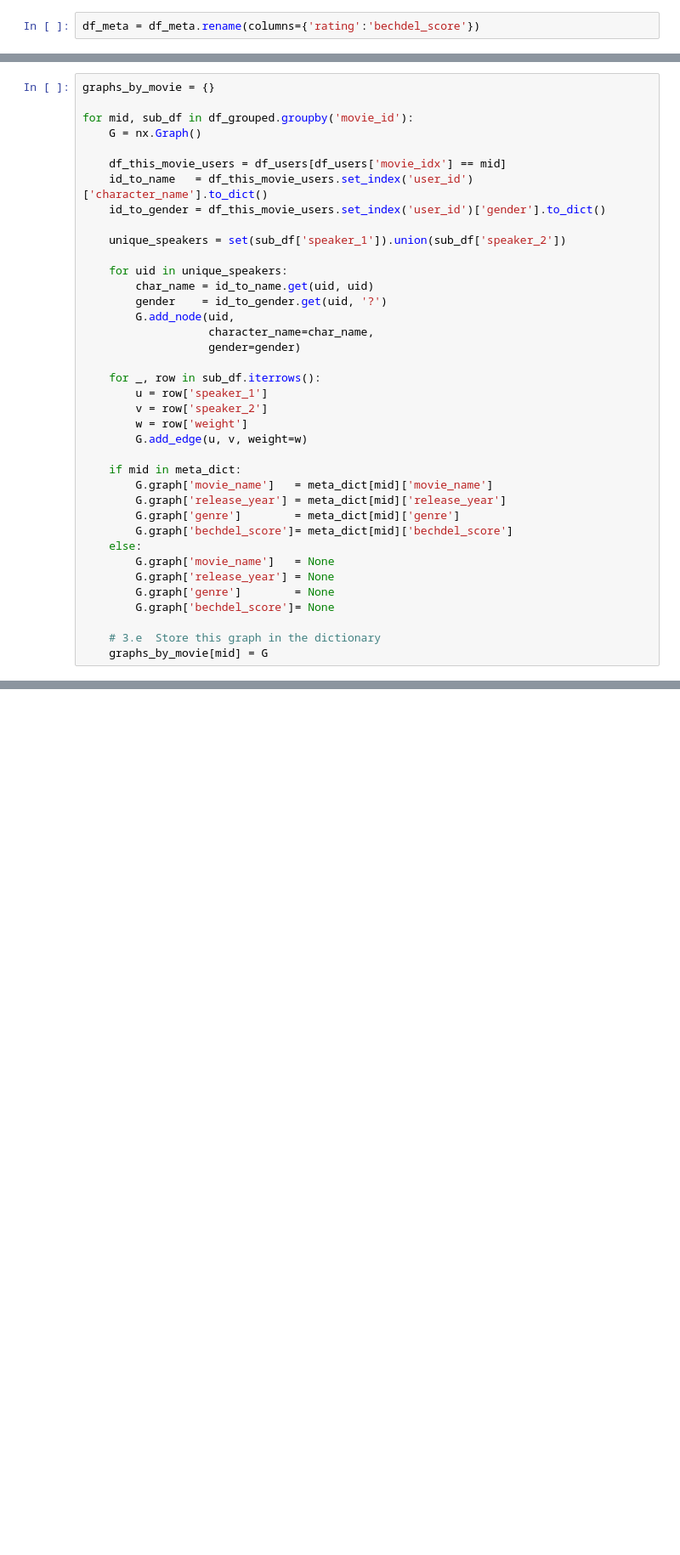
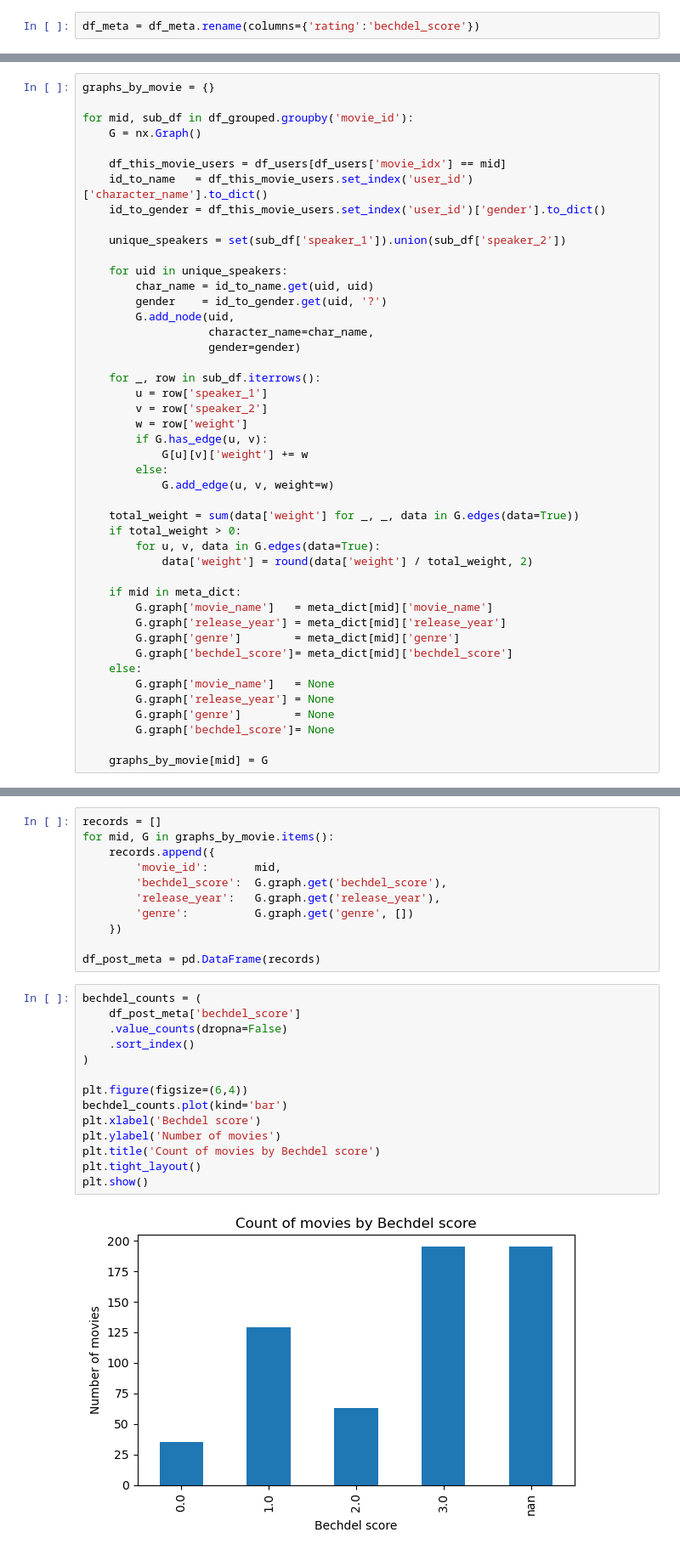
Before and after one commit to liasver/Psychological_Networks_Project, a Jupyter notebook: NetworkBuilder.ipynb, the cells around one changed output, grey strips where cells are left out. Shown: that part at 85% size. Drawn from its saved outputs; the diff is of its cells as text; blank space fills up the shorter version.

Commit message:
Plots

```diff
--- a/NetworkBuilder.ipynb
+++ b/NetworkBuilder.ipynb
@@ -195,7 +196,15 @@ for mid, sub_df in df_grouped.groupby('movie_id'):
         u = row['speaker_1']
         v = row['speaker_2']
         w = row['weight']
-        G.add_edge(u, v, weight=w)
+        if G.has_edge(u, v):
+            G[u][v]['weight'] += w
+        else:
+            G.add_edge(u, v, weight=w)
+
+    total_weight = sum(data['weight'] for _, _, data in G.edges(data=True))
+    if total_weight > 0:
+        for u, v, data in G.edges(data=True):
+            data['weight'] = round(data['weight'] / total_weight, 2)
 
     if mid in meta_dict:
         G.graph['movie_name']   = meta_dict[mid]['movie_name']
@@ -208,5 +217,4 @@ for mid, sub_df in df_grouped.groupby('movie_id'):
         G.graph['genre']        = None
         G.graph['bechdel_score']= None
 
-    # 3.e  Store this graph in the dictionary
     graphs_by_movie[mid] = G
@@ -299,0 +281,27 @@ df_conv[df_conv["movie_idx"] == mid]
+# %%
+records = []
+for mid, G in graphs_by_movie.items():
+    records.append({
+        'movie_id':       mid,
+        'bechdel_score':  G.graph.get('bechdel_score'),
+        'release_year':   G.graph.get('release_year'),
+        'genre':          G.graph.get('genre', [])
+    })
+
+df_post_meta = pd.DataFrame(records)
+# %%
+bechdel_counts = (
+    df_post_meta['bechdel_score']
+    .value_counts(dropna=False)
+    .sort_index()
+)
+
+plt.figure(figsize=(6,4))
+bechdel_counts.plot(kind='bar')
+plt.xlabel('Bechdel score')
+plt.ylabel('Number of movies')
+plt.title('Count of movies by Bechdel score')
+plt.tight_layout()
+plt.show()
+# %% [output]
+[figure, added]
```
Also changed, not shown: parts of 16 cells of this notebook, 2 other files.
